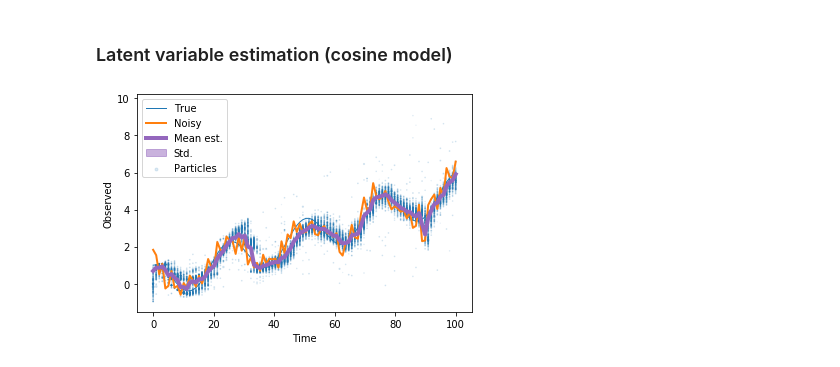
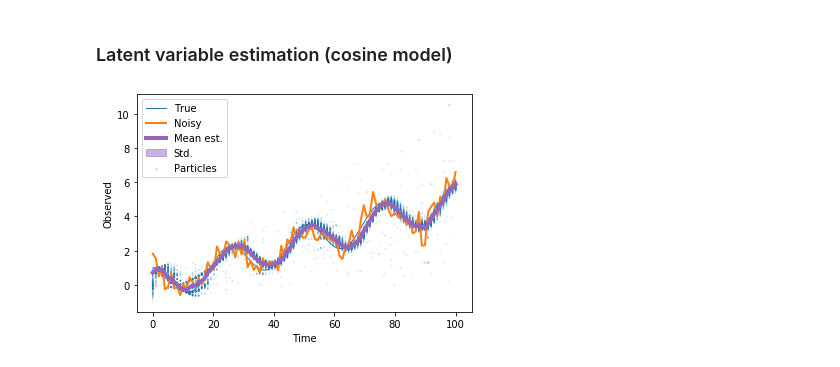
Before and after one commit to johnhw/pfilter, a Jupyter notebook: examples/timeseries.ipynb, the cells around one changed output. Drawn from its saved outputs; the diff is of its cells as text; code cells hidden in the pictures.

```diff
--- a/examples/timeseries.ipynb
+++ b/examples/timeseries.ipynb
@@ -144,27 +144,27 @@ filter_plot(x, y, y_missing, pf)
 # %%
 # Cosine estimation
 # x = a cos(wt + p) + kt
 # state = [a,w,p,k]
 
 prior_fn = lambda n: np.random.uniform(0,1,(n,4)) * [1.0, 0.25, np.pi*2.0, 0.1]
-noise = 0.0015
+noise = 0.0005
 sigma = 0.5
 
 def cos_observe(x, t):
     return x[:,0] * np.cos(t * x[:,1] + x[:,2] ) + x[:,3] * t
 
 ts = [{"t":t} for t in x]
 
 pf = ParticleFilter(prior_fn = prior_fn,
                     observe_fn = cos_observe,
                     dynamics_fn = lambda x, **kwargs:x ,
                     n_particles=200,
                     n_eff_threshold=1.0,
                     noise_fn = lambda x, **kwargs: x + np.random.normal(0, noise, x.shape) ,
                     weight_fn = lambda x,y, **kwargs: squared_error(x, y, sigma=sigma),
                     transform_fn = lambda x, weights, **kwargs: cos_observe(x, kwargs['t'])[:,None],
                     resample_proportion=0.01)
 
 filter_plot(x, y, yn, pf, inputs=ts)
 # %% [output]
-[figure, old version]
+[figure, new version]
```
Also changed, not shown: 2 other files.
